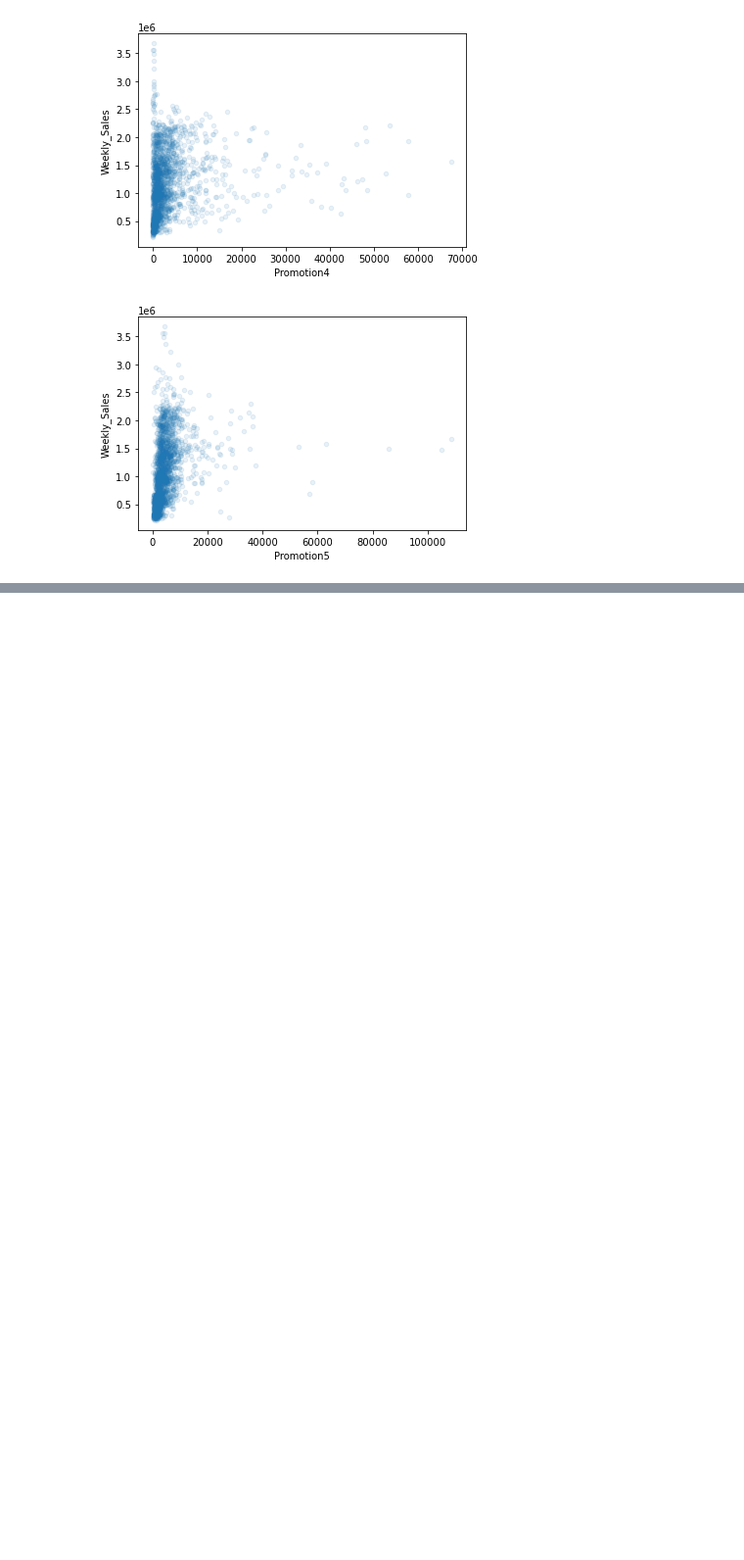
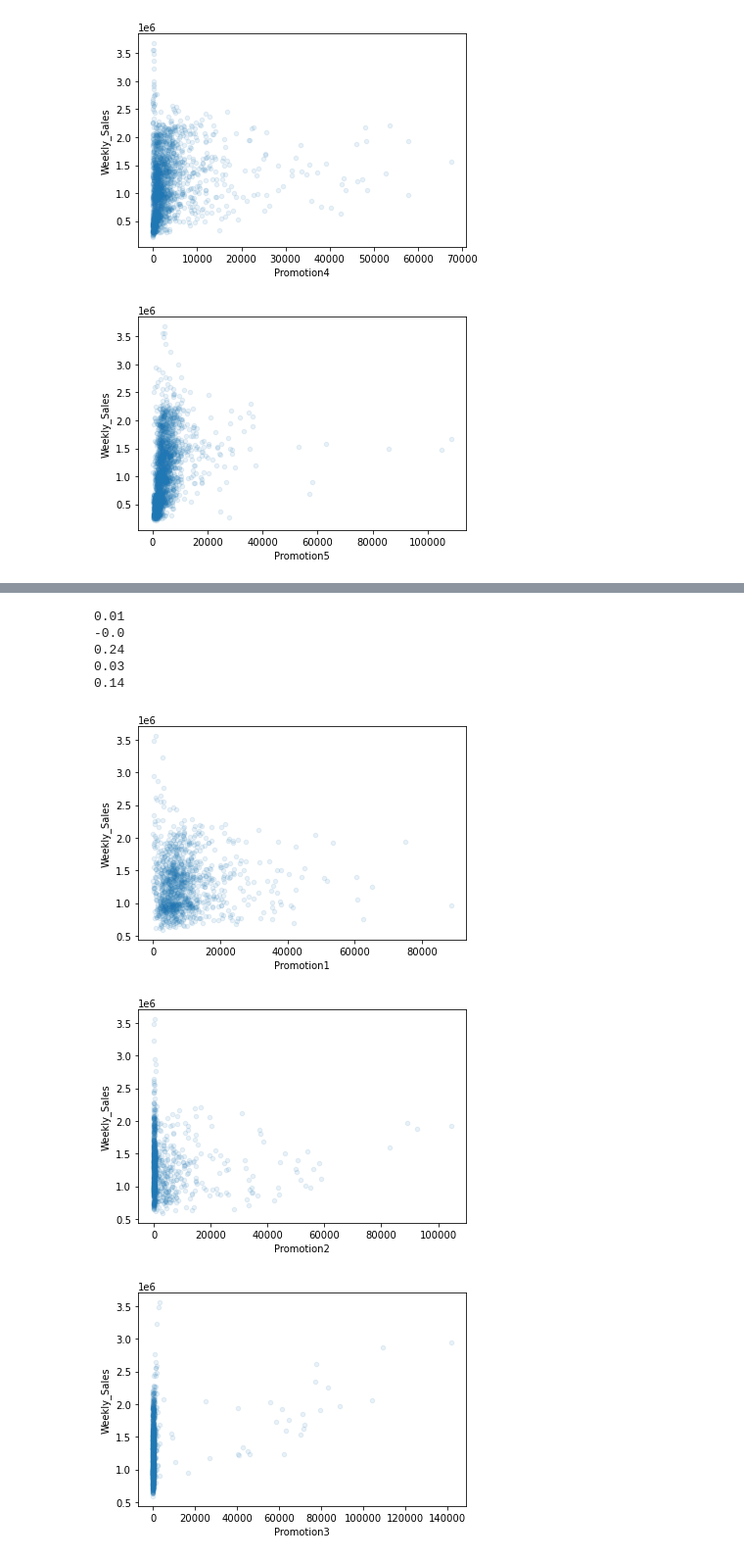
Before and after one commit to sungjk1999/dacon-sales-forecast, a Jupyter notebook: Promotion attribute analysis.ipynb, the cells around one changed output, grey strips where cells are left out. Shown at 98% size. Saved outputs shown, nothing was run; the diff lists cells and outputs as text; code cells hidden in the pictures; blank space fills up the shorter version.

```diff
--- a/Promotion attribute analysis.ipynb
+++ b/Promotion attribute analysis.ipynb
@@ -43,0 +88,12 @@ Promo5 = 0.3
+# %%
+groupB = pd.read_csv("dataset/groups/groupB.csv")
+analyze(groupB)
+# %% [output]
+0.01
+-0.0
+0.24
+0.03
+0.14
+[figure, added]
+[figure, added]
+[figure, added]
```
Also changed, not shown: parts of 5 cells of this notebook, 3 other files.
